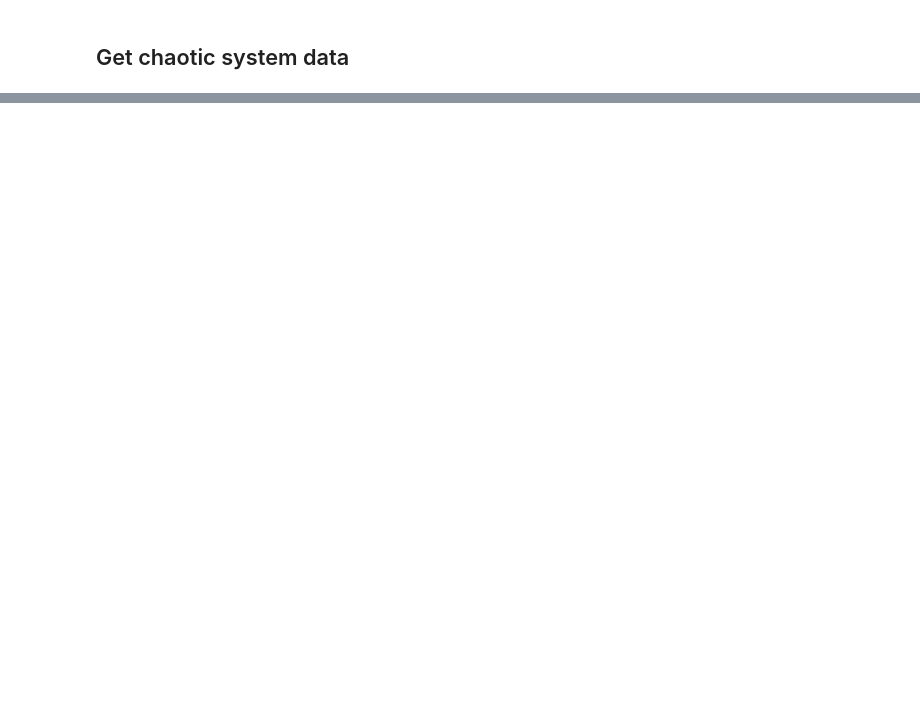
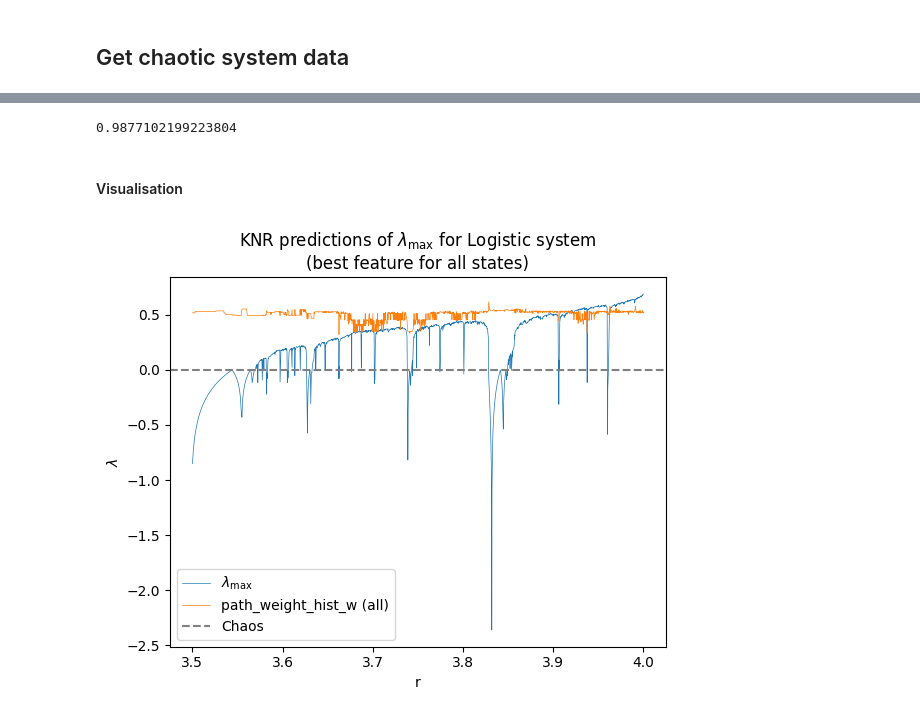
Before and after one commit to colinstephen/topological_divergences, a Jupyter notebook: white_noise.ipynb, the cells around one changed output, grey strips where cells are left out. Drawn from its saved outputs; the diff is of its cells as text; code cells hidden in the pictures; blank space fills up the shorter version.

```diff
--- a/white_noise.ipynb
+++ b/white_noise.ipynb
@@ -178,0 +280,9 @@ plt.show()
+# %%
+# Set up test data for predictions, different to the training and validation data used above
+
+system_data_for_prediction = generate_trajectories(RANDOM_SEED=SEED*2, TS_LENGTH=LENGTH, CONTROL_PARAM_SAMPLES=SAMPLES)
+test_trajectories = system_data_for_prediction[SYSTEM]["trajectories"]
+test_lcas = system_data_for_prediction[SYSTEM]["lces"]
+
+test_param_name = system_data_for_prediction[SYSTEM]["param_name"]
+test_params = system_data_for_prediction[SYSTEM]["sys_params"]
@@ -178,0 +295,6 @@ plt.show()
+# %%
+# Compute divergences for each merge tree representation of test data in parallel
+
+test_reps = list(map(REP_FUNC, test_trajectories))
+test_rep_divergences = lbv.map_sync(merge_tree_divergences, test_reps)
+test_rep_divergences = np.array(test_rep_divergences)  # array of shape (n_trajectories, n_divergences, vector_length)
@@ -178,0 +376,8 @@ plt.show()
+# %%
+# Initialise the models
+
+RFC_clf = RFC(random_state=ML_SEED)
+KNR_clf_all = KNeighborsRegressor(n_neighbors=10)
+KNR_clf_chaos = KNeighborsRegressor(n_neighbors=10)
+SVR_clf_all = SVR()
+SVR_clf_chaos = SVR()
@@ -178,0 +440,21 @@ plt.show()
+# %%
+from sklearn.metrics import f1_score
+f1_score(y_test>0, y_pred_classification)
+# %% [output]
+0.9877102199223804
+# %% [markdown]
+#### Visualisation
+# %%
+# plot the ground truth and regression predictions
+plt.plot(test_params, y_test, lw=0.5, label=r"$\lambda_{\max}$")
+plt.plot(test_params, y_pred_KNR_regression_all, lw=0.5, label=f"{best_regression_feature_KNR_all} (all)")
+# plt.plot(test_params, y_pred_regression_chaos, lw=0.5, label=f"{best_correlation_chaos} (chaos)")
+
+plt.xlabel(test_param_name)
+plt.ylabel(r"$\lambda$")
+plt.axhline(y=0, color='grey', linestyle='--', label='Chaos')
+plt.legend()
+plt.title(r"KNR predictions of $\lambda_{\max}$ for " + SYSTEM.capitalize() + " system\n(best feature for all states)")
+plt.show()
+# %% [output]
+[figure, added]
```
Also changed, not shown: parts of 39 cells of this notebook, 1 other file.
